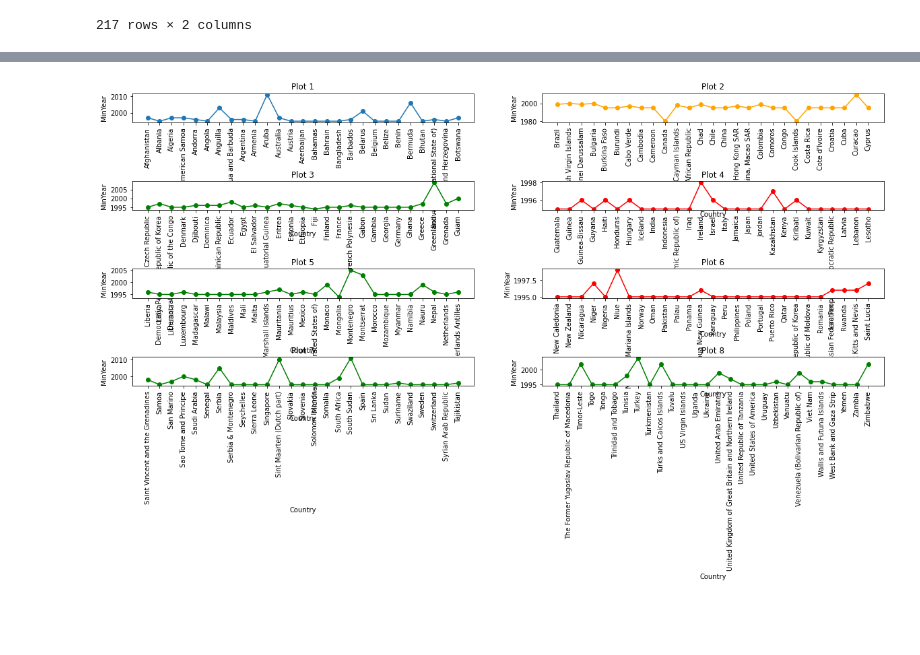
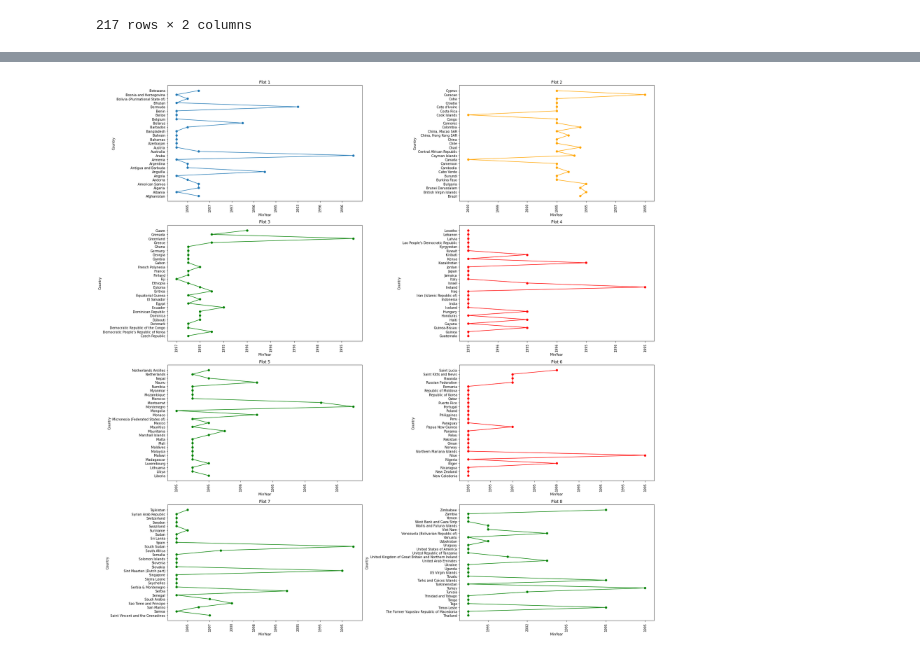
Before and after one commit to kiran1-1/DS602, a Jupyter notebook: week01/homework - week1.ipynb, the cells around one changed output, grey strips where cells are left out. Cells and saved outputs as stored; diff of their text form; code cells hidden in the pictures; blank space fills up the shorter version.

```diff
--- a/week01/homework - week1.ipynb
+++ b/week01/homework - week1.ipynb
@@ -193,17 +193,15 @@ result
 | 216 | Zimbabwe | 2002 |
 217 rows × 2 columns
 # %%
-x = result['Country'].tolist()
-y = result['MinYear'].tolist()
+y = result['Country'].tolist()
+x = result['MinYear'].tolist()
 plt.plot(x,y)
 
 plt.xticks(x, rotation=90)
-
 # Add labels and a title
 plt.xlabel('X-axis')
 plt.ylabel('Y-axis')
 plt.title('Plot of X and Y')
-
 # Show the plot
 plt.show()
 # %% [output]
@@ -221,62 +219,62 @@ import matplotlib.pyplot as plt
 import pandas as pd
 
 # Create a 4x2 grid of subplots
-fig, axs = plt.subplots(4, 2, figsize=(20, 8))
+fig, axs = plt.subplots(4, 2, figsize=(24, 24))
 
 axs[0, 0].plot(x[:27],y[:27], marker='o', linestyle='-')
 axs[0, 0].set_xticklabels(x[:27], rotation=90)
-axs[0, 0].set_xlabel('Country')
-axs[0, 0].set_ylabel('MinYear')
+axs[0, 0].set_xlabel('MinYear')
+axs[0, 0].set_ylabel('Country')
 axs[0, 0].set_title('Plot 1')
 
 
 axs[0, 1].plot(x[27:54],y[27:54], marker='o', linestyle='-', color='orange')
 axs[0, 1].set_xticklabels(x[27:54], rotation=90)
-axs[0, 1].set_xlabel('Country')
-axs[0, 1].set_ylabel('MinYear')
+axs[0, 1].set_xlabel('MinYear')
+axs[0, 1].set_ylabel('Country')
 axs[0, 1].set_title('Plot 2')
 
 
 axs[1, 0].plot(x[54:81],y[54:81], marker='o', linestyle='-', color='green')
 axs[1, 0].set_xticklabels(x[54:81], rotation=90)
-axs[1, 0].set_xlabel('Country')
-axs[1, 0].set_ylabel('MinYear')
+axs[1, 0].set_xlabel('MinYear')
+axs[1, 0].set_ylabel('Country')
 axs[1, 0].set_title('Plot 3')
 
 axs[1, 1].plot(x[81:108],y[81:108], marker='o', linestyle='-', color='red')
 axs[1, 1].set_xticklabels(x[81:108], rotation=90)
-axs[1, 1].set_xlabel('Country')
-axs[1, 1].set_ylabel('MinYear')
+axs[1, 1].set_xlabel('MinYear')
+axs[1, 1].set_ylabel('Country')
 axs[1, 1].set_title('Plot 4')
 
 axs[2, 0].plot(x[108:135],y[108:135], marker='o', linestyle='-', color='green')
 axs[2, 0].set_xticklabels(x[108:135], rotation=90)
-axs[2, 0].set_xlabel('Country')
-axs[2, 0].set_ylabel('MinYear')
+axs[2, 0].set_xlabel('MinYear')
+axs[2, 0].set_ylabel('Country')
 axs[2, 0].set_title('Plot 5')
 
 axs[2, 1].plot(x[135:162],y[135:162], marker='o', linestyle='-', color='red')
 axs[2, 1].set_xticklabels(x[135:162], rotation=90)
-axs[2, 1].set_xlabel('Country')
-axs[2, 1].set_ylabel('MinYear')
+axs[2, 1].set_xlabel('MinYear')
+axs[2, 1].set_ylabel('Country')
 axs[2, 1].set_title('Plot 6')
 
 axs[3, 0].plot(x[162:189],y[162:189], marker='o', linestyle='-', color='green')
 axs[3, 0].set_xticklabels(x[162:189], rotation=90)
-axs[3, 0].set_xlabel('Country')
-axs[3, 0].set_ylabel('MinYear')
+axs[3, 0].set_xlabel('MinYear')
+axs[3, 0].set_ylabel('Country')
 axs[3, 0].set_title('Plot 7')
 
 axs[3, 1].plot(x[189:],y[189:], marker='o', linestyle='-', color='green')
 axs[3, 1].set_xticklabels(x[189:], rotation=90)
-axs[3, 1].set_xlabel('Country')
-axs[3, 1].set_ylabel('MinYear')
+axs[3, 1].set_xlabel('MinYear')
+axs[3, 1].set_ylabel('Country')
 axs[3, 1].set_title('Plot 8')
 
 plt.subplots_adjust(hspace=2, wspace=.2)
 
 plt.tight_layout()
 
 plt.show()
 # %% [output]
-[figure, old version]
+[figure, new version]
```
Also changed, not shown: parts of 1 cell of this notebook.
